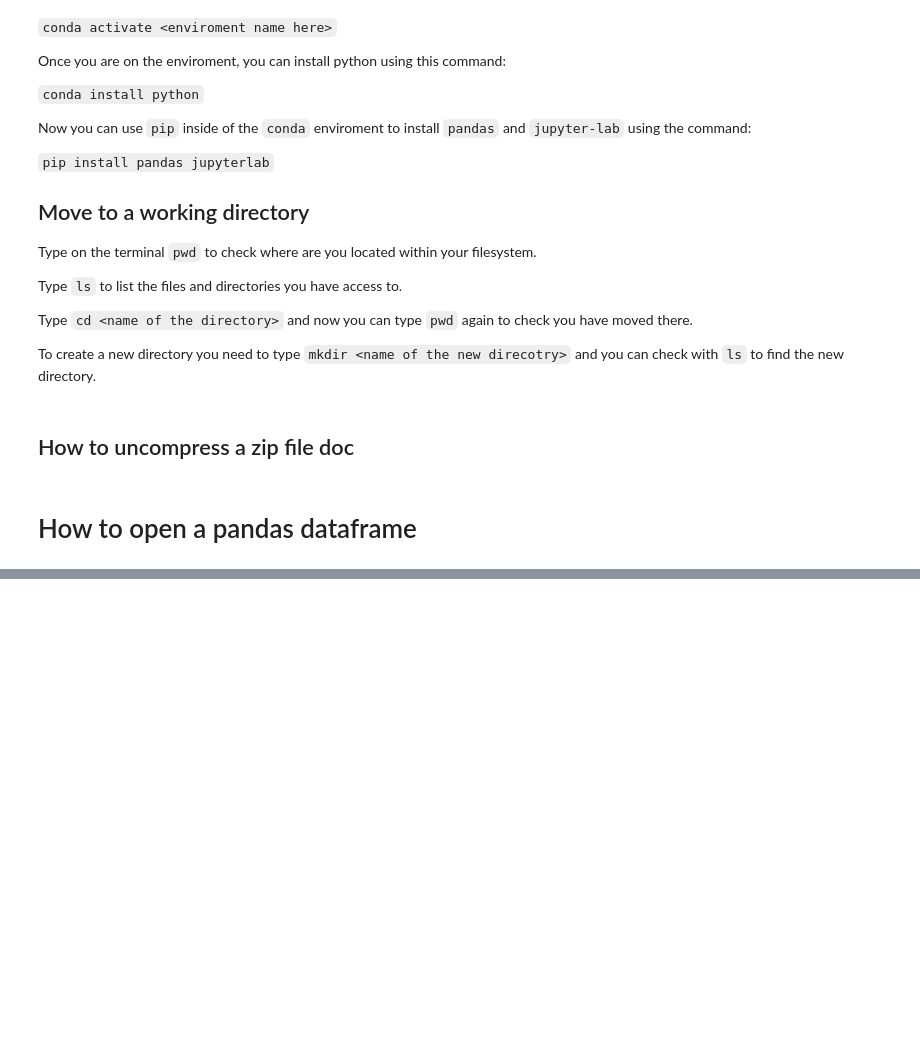
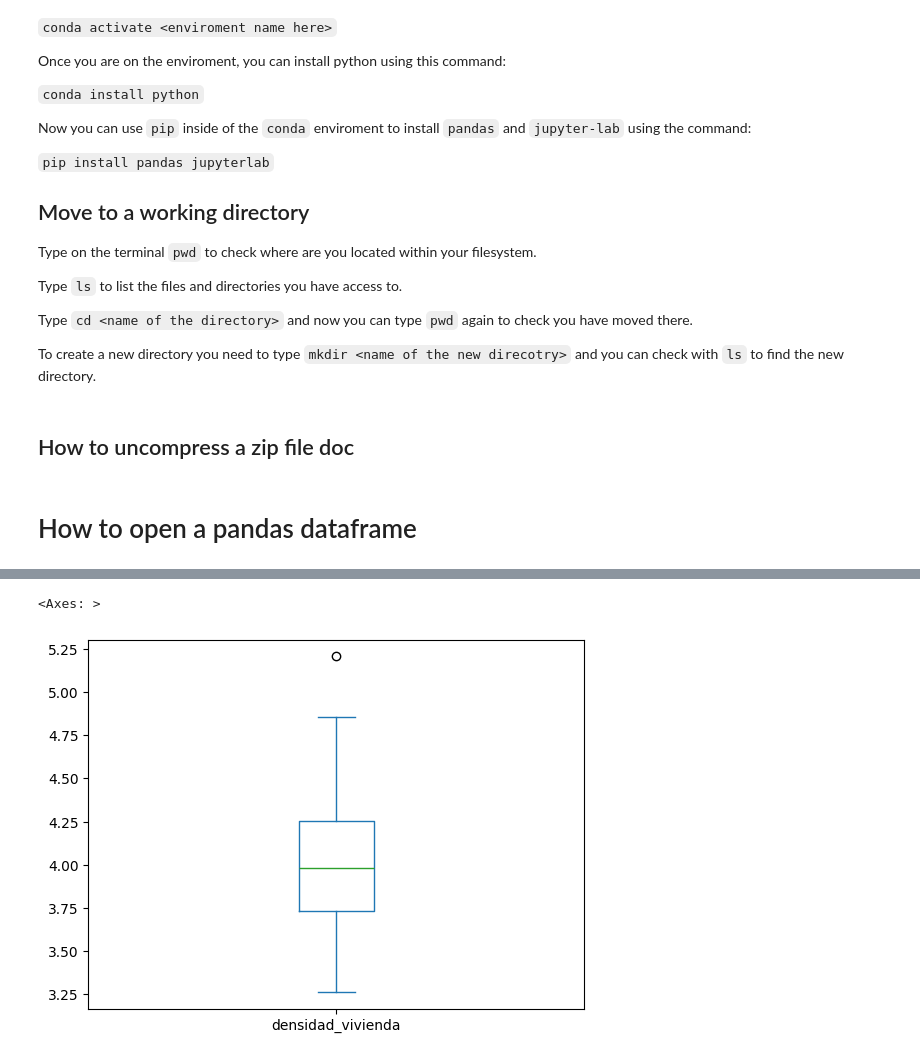
Before and after one commit to DexterGomez/claseUPY, a Jupyter notebook: notebook.ipynb, the cells around one changed output, grey strips where cells are left out. Drawn from its saved outputs; the diff is of its cells as text; code cells hidden in the pictures; blank space fills up the shorter version.

Commit message:
updated to work with yucatan data

```diff
--- a/notebook.ipynb
+++ b/notebook.ipynb
@@ -57,0 +91,5 @@ data.head()
+# %%
+data['tvivparhab'] = data['tvivparhab'].replace('*', '0')
+data['tvivparhab'] = data['tvivparhab'].astype(int)
+data['vivtot'] = data['vivtot'].replace('*', '0')
+data['vivtot'] = data['vivtot'].astype(int)
@@ -57,0 +128,3 @@ data.head()
+# %%
+clean_data = data.groupby(['entidad', 'mun', 'nom_mun']).sum().reset_index()
+clean_data
@@ -57,0 +145,2 @@ data.head()
+# %%
+densidad_vivienda = clean_data['pobtot'] / clean_data['tvivparhab']
@@ -57,0 +162,3 @@ data.head()
+# %%
+clean_data['densidad_vivienda'] = densidad_vivienda
+clean_data
@@ -57,0 +179,5 @@ data.head()
+# %%
+clean_data.sort_values('densidad_vivienda')['densidad_vivienda'].plot(kind='box')
+# %% [output]
+<Axes: >
+[figure, added]
```
Also changed, not shown: parts of 13 cells of this notebook, 3 other files.
